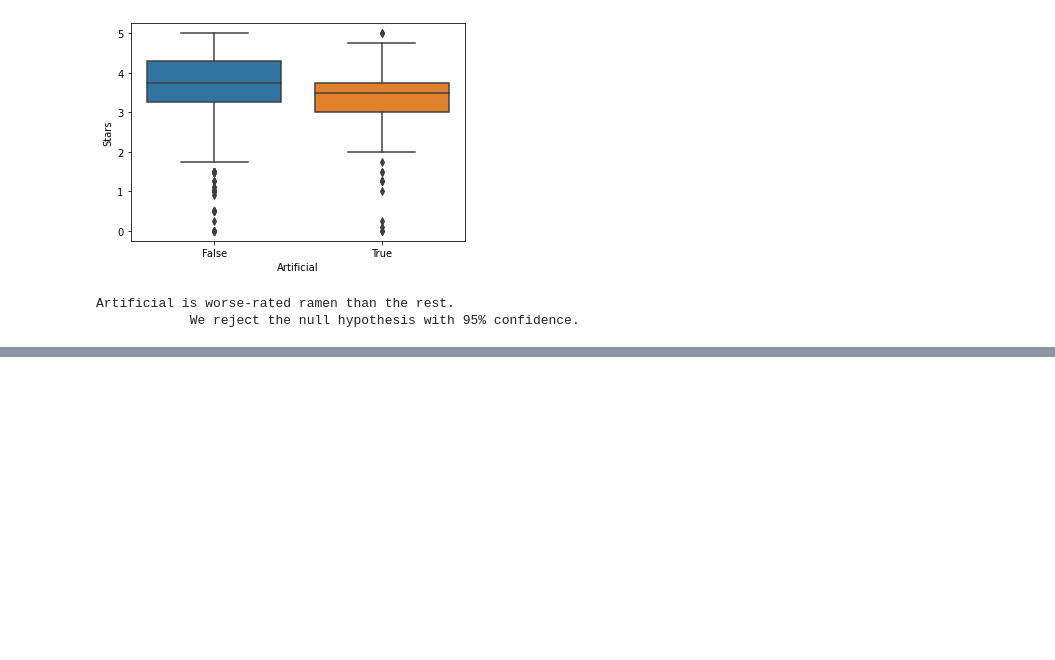
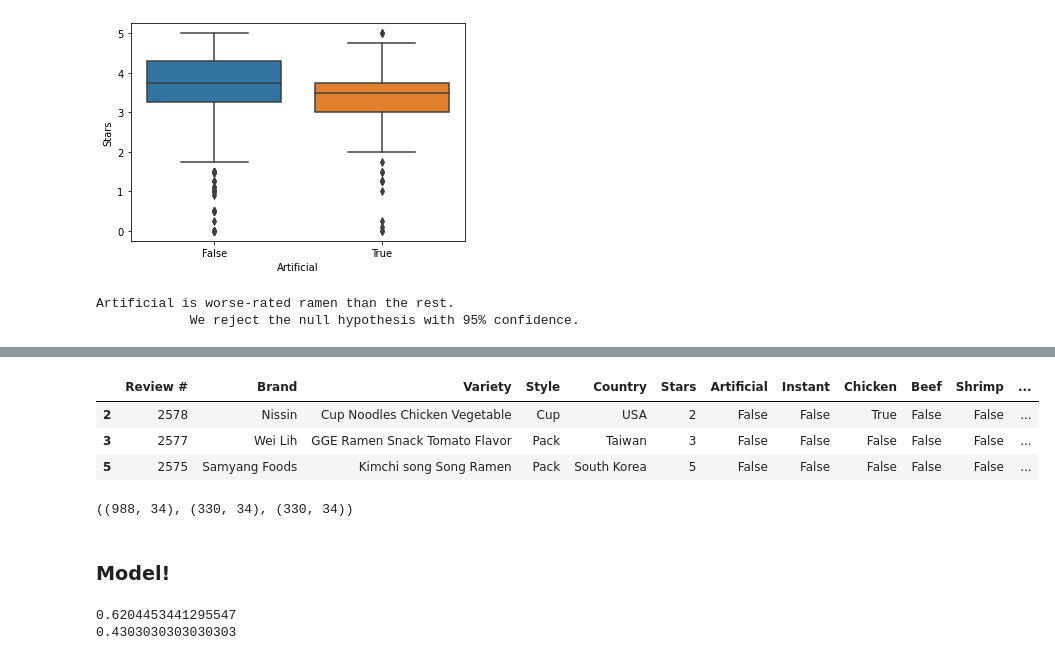
Before and after one commit to JacobPaxton/ramen-classification, a Jupyter notebook: draft_workspace.ipynb, the cells around one changed output, grey strips where cells are left out. Cells and saved outputs as stored; diff of their text form; code cells hidden in the pictures; blank space fills up the shorter version.

```diff
--- a/draft_workspace.ipynb
+++ b/draft_workspace.ipynb
@@ -1587,0 +1592,4 @@ Let's try a different feature combination on this less-precise target.
+# %%
+### Decrease target's precision ###
+df['Stars'] = df['Stars'].round().astype('int')
+df.head(2)
@@ -1587,0 +1653,20 @@ Let's try a different feature combination on this less-precise target.
+# %%
+# Initialize engineered dataframe
+eng = df.copy()
+# Add columns for Variety elements
+eng['Artificial'] = df.Variety.str.contains('artificial', case=False)
+eng['Instant'] = df.Variety.str.contains('instant', case=False)
+eng['Chicken'] = eng.Variety.str.contains('chicken', case=False)
+eng['Beef'] = eng.Variety.str.contains('beef', case=False)
+eng['Shrimp'] = eng.Variety.str.contains('shrimp', case=False)
+eng['Seafood'] = eng.Variety.str.contains('fish', case=False) | eng.Variety.str.contains('seafood', case=False)
+eng['ChowMein'] = eng.Variety.str.contains('chow mein', case=False)
+eng['Spicy'] = eng.Variety.str.contains('spicy', case=False)
+eng['Veggie'] = eng.Variety.str.contains('vegetable', case=False) | eng.Variety.str.contains('vegetarian', case=False)
+# Check work
+eng.head(3)
+# %% [output]
+|  | Review # | Brand | Variety | Style | Country | Stars | Artificial | Instant | Chicken | Beef | Shrimp | ... |
+| 2 | 2578 | Nissin | Cup Noodles Chicken Vegetable | Cup | USA | 2 | False | False | True | False | False | ... |
+| 3 | 2577 | Wei Lih | GGE Ramen Snack Tomato Flavor | Pack | Taiwan | 3 | False | False | False | False | False | ... |
+| 5 | 2575 | Samyang Foods | Kimchi song Song Ramen | Pack | South Korea | 5 | False | False | False | False | False | ... |
@@ -1587,0 +1676,7 @@ Let's try a different feature combination on this less-precise target.
+# %%
+# Split
+train_validate, test = train_test_split(eng, test_size=0.2, random_state=99)
+train, validate = train_test_split(train_validate, test_size=0.25, random_state=99)
+train.shape, validate.shape, test.shape
+# %% [output]
+((988, 34), (330, 34), (330, 34))
@@ -1587,0 +1688,10 @@ Let's try a different feature combination on this less-precise target.
+# %% [markdown]
+### Model!
+# %%
+rf_v2_1 = RandomForestClassifier(n_estimators=1, random_state=99)
+rf_v2_1.fit(X_train, y_train)
+print((rf_v2_1.predict(X_train) == y_train).mean())
+print((rf_v2_1.predict(X_validate) == y_validate).mean())
+# %% [output]
+0.6204453441295547
+0.4303030303030303
```
Also changed, not shown: parts of 207 cells of this notebook.
